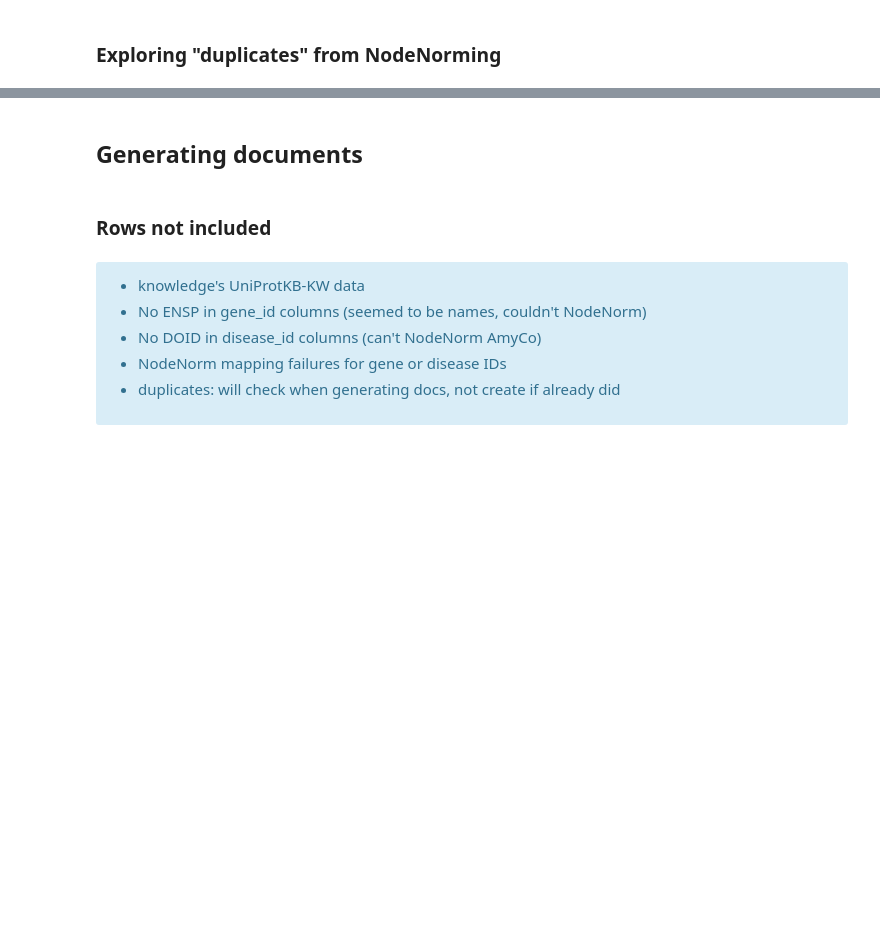
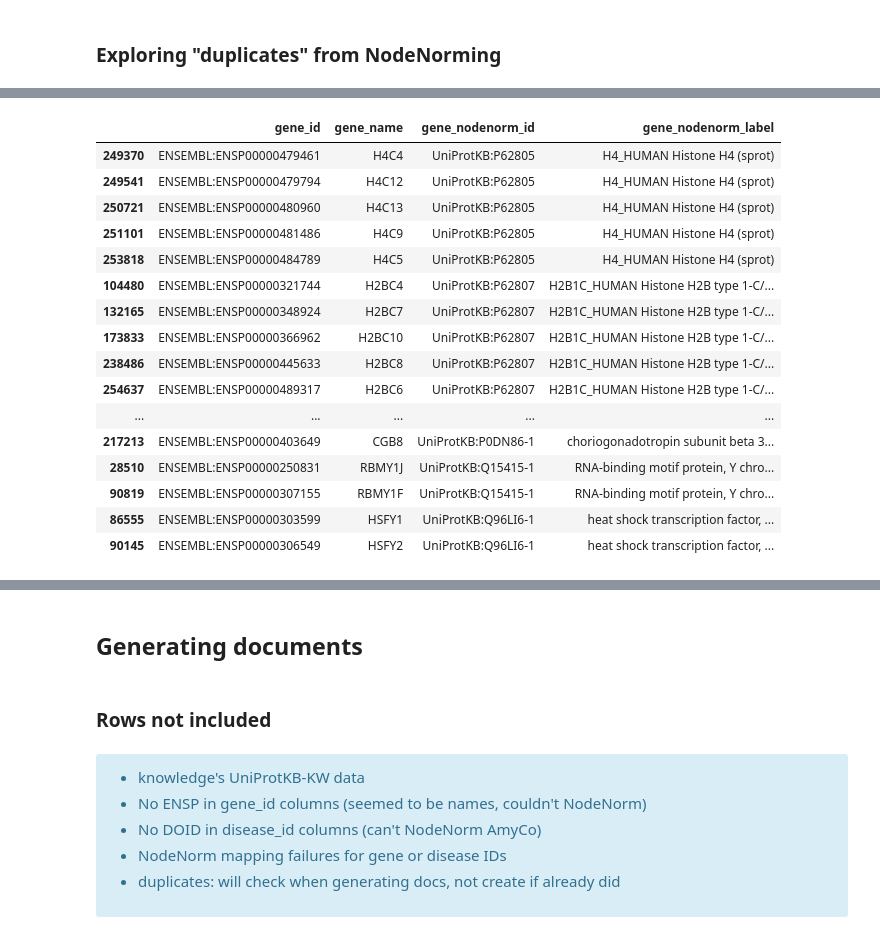
Before and after one commit to biothings/pending.api, a Jupyter notebook: plugins/DISEASES/parser-writing.ipynb, the cells around one changed output, grey strips where cells are left out. Saved outputs shown, nothing was run; the diff lists cells and outputs as text; code cells hidden in the pictures; blank space fills up the shorter version.

```diff
--- a/plugins/DISEASES/parser-writing.ipynb
+++ b/plugins/DISEASES/parser-writing.ipynb
@@ -1139,0 +1209,13 @@ df_textmining[
+# %%
+## knowledge gene duplicates
+
+NodeNormDups_tm_genes = df_textmining_nodenorm_dups[["gene_id", "gene_name",
+                            "gene_nodenorm_id", "gene_nodenorm_label"]].copy()
+
+NodeNormDups_tm_genes.drop_duplicates(inplace=True)
+
+genes_dups_tm = NodeNormDups_tm_genes.groupby(
+    "gene_nodenorm_id").filter(lambda x: len(x)>1).copy()
+
+genes_dups_tm["gene_nodenorm_id"].nunique()
+genes_dups_tm
@@ -1139,0 +1237,20 @@ df_textmining[
+# %%
+genes_dups_tm[60:90]
+# %% [output]
+|  | gene_id | gene_name | gene_nodenorm_id | gene_nodenorm_label |
+| 249370 | ENSEMBL:ENSP00000479461 | H4C4 | UniProtKB:P62805 | H4_HUMAN Histone H4 (sprot) |
+| 249541 | ENSEMBL:ENSP00000479794 | H4C12 | UniProtKB:P62805 | H4_HUMAN Histone H4 (sprot) |
+| 250721 | ENSEMBL:ENSP00000480960 | H4C13 | UniProtKB:P62805 | H4_HUMAN Histone H4 (sprot) |
+| 251101 | ENSEMBL:ENSP00000481486 | H4C9 | UniProtKB:P62805 | H4_HUMAN Histone H4 (sprot) |
+| 253818 | ENSEMBL:ENSP00000484789 | H4C5 | UniProtKB:P62805 | H4_HUMAN Histone H4 (sprot) |
+| 104480 | ENSEMBL:ENSP00000321744 | H2BC4 | UniProtKB:P62807 | H2B1C_HUMAN Histone H2B type 1-C/... |
+| 132165 | ENSEMBL:ENSP00000348924 | H2BC7 | UniProtKB:P62807 | H2B1C_HUMAN Histone H2B type 1-C/... |
+| 173833 | ENSEMBL:ENSP00000366962 | H2BC10 | UniProtKB:P62807 | H2B1C_HUMAN Histone H2B type 1-C/... |
+| 238486 | ENSEMBL:ENSP00000445633 | H2BC8 | UniProtKB:P62807 | H2B1C_HUMAN Histone H2B type 1-C/... |
+| 254637 | ENSEMBL:ENSP00000489317 | H2BC6 | UniProtKB:P62807 | H2B1C_HUMAN Histone H2B type 1-C/... |
+| ... | ... | ... | ... | ... |
+| 217213 | ENSEMBL:ENSP00000403649 | CGB8 | UniProtKB:P0DN86-1 | choriogonadotropin subunit beta 3... |
+| 28510 | ENSEMBL:ENSP00000250831 | RBMY1J | UniProtKB:Q15415-1 | RNA-binding motif protein, Y chro... |
+| 90819 | ENSEMBL:ENSP00000307155 | RBMY1F | UniProtKB:Q15415-1 | RNA-binding motif protein, Y chro... |
+| 86555 | ENSEMBL:ENSP00000303599 | HSFY1 | UniProtKB:Q96LI6-1 | heat shock transcription factor, ... |
+| 90145 | ENSEMBL:ENSP00000306549 | HSFY2 | UniProtKB:Q96LI6-1 | heat shock transcription factor, ... |
```
Also changed, not shown: parts of 30 cells of this notebook.
